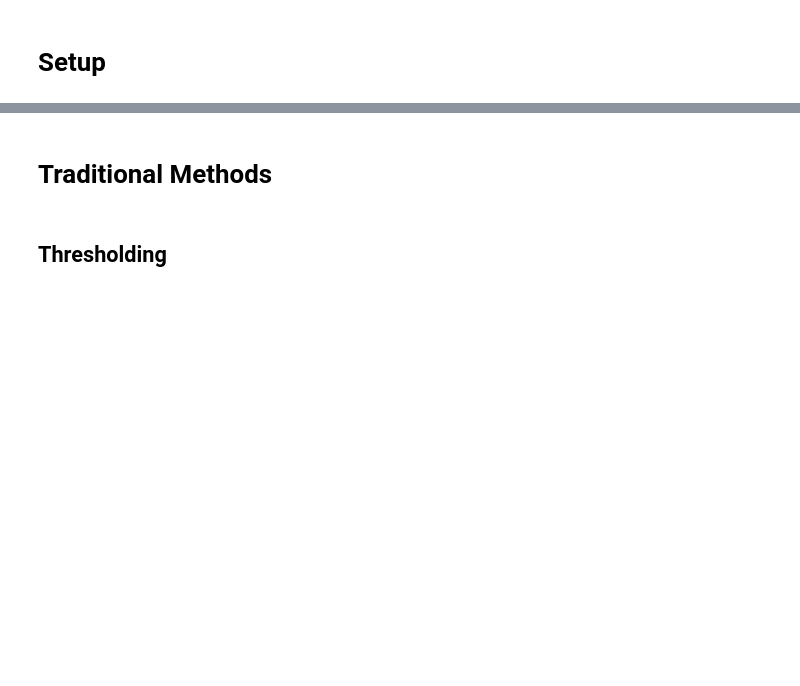
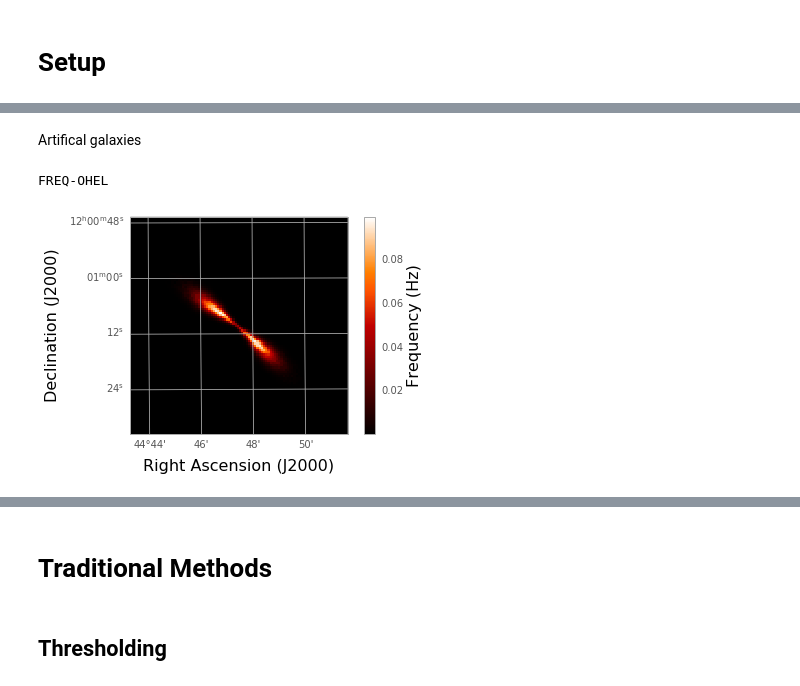
Before and after one commit to Jbarkai/HISourceFinder, a Jupyter notebook: Practice methods.ipynb, the cells around one changed output, grey strips where cells are left out. Cells and saved outputs as stored; diff of their text form; code cells hidden in the pictures; blank space fills up the shorter version.

```diff
--- a/Practice methods.ipynb
+++ b/Practice methods.ipynb
@@ -111,0 +84,27 @@ plot_cube(hi_cube)
+# %% [markdown]
+Artifical galaxies
+# %%
+gal_data = fits.open('data/model1000.fits')
+gal_cube_data = gal_data[0].data
+gal_data[0].header['CTYPE3'] = 'FREQ'
+gal_wcs = WCS(gal_data[0].header)
+gal_data.close()
+
+# Slice
+gal_slice = gal_cube_data[100, 150:250, 150:250]
+# Mask
+# masked = (gal_slice > np.mean(gal_slice)).astype(int)*gal_slice
+# masked = np.ma.masked_where(gal_slice > np.mean(gal_slice), gal_slice)
+
+
+fig = plt.figure()
+ax = fig.add_subplot(projection=gal_wcs, slices=('y', 'x', 100))
+im = ax.imshow(gal_slice, origin='lower')
+cbar = plt.colorbar(im)
+cbar.set_label('Frequency (Hz)', size=16)
+plt.xlabel('Right Ascension (J2000)', fontsize=16)
+plt.ylabel('Declination (J2000)', fontsize=16)
+plt.show()
+# %% [output]
+FREQ-OHEL
+[figure, added]
```
Also changed, not shown: parts of 30 cells of this notebook, 4 other files.
